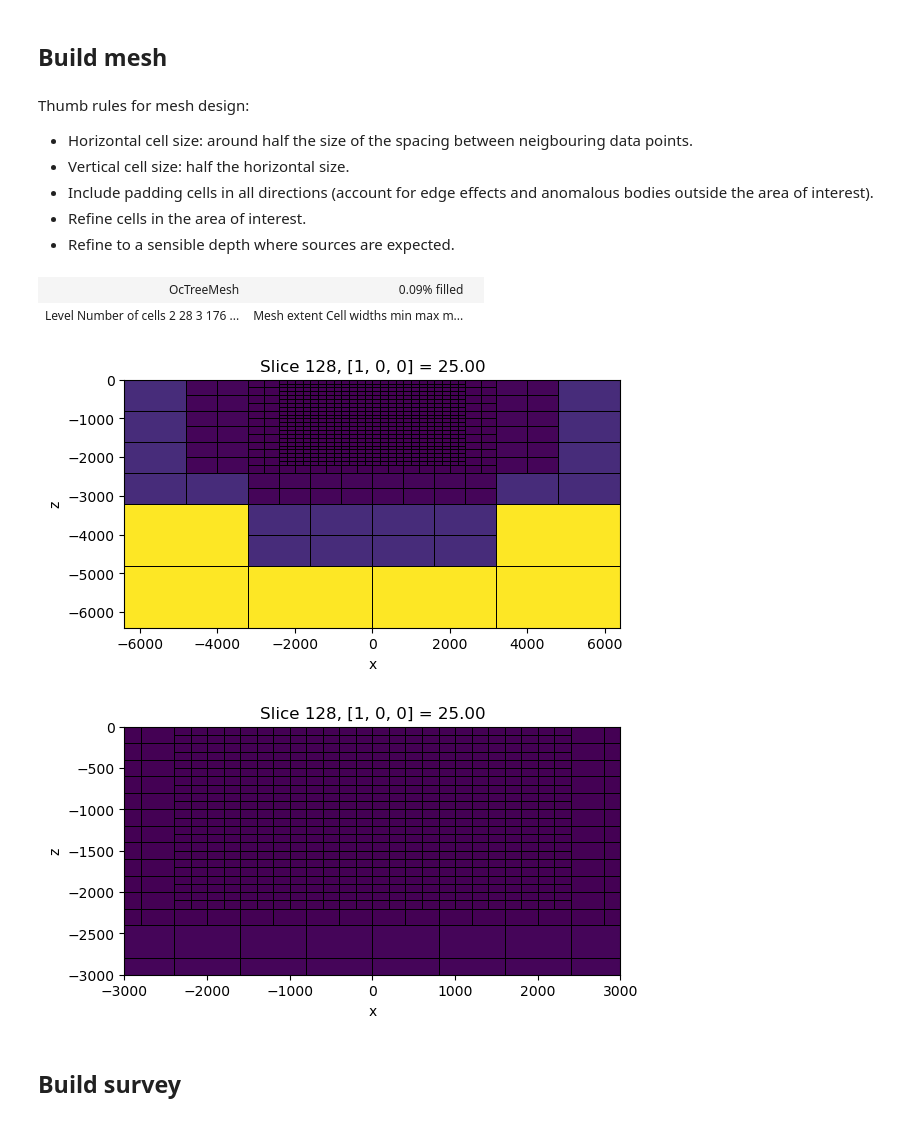
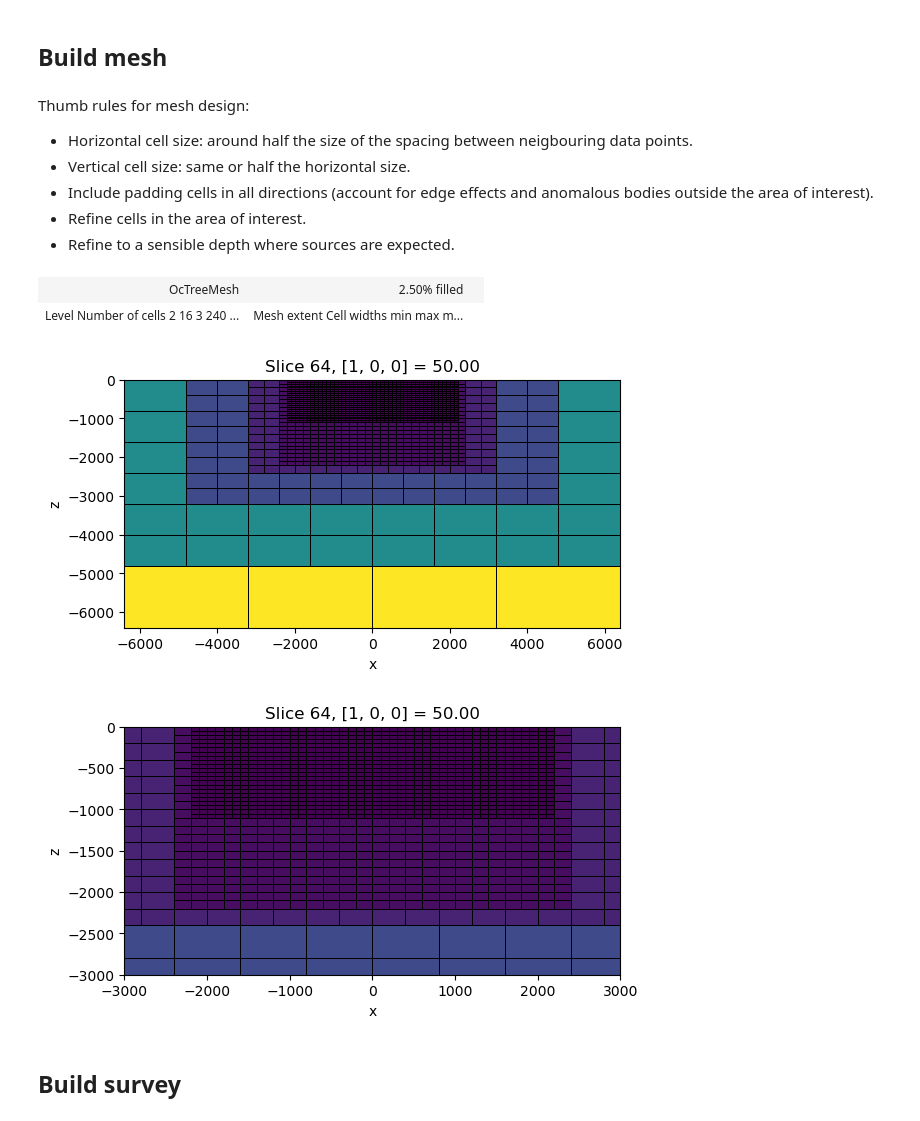
Before and after one commit to ubcgif/2024-aqgeo-potential-fields-tutorial, a Jupyter notebook: notebooks/inversion-sparse.ipynb, the cells around one changed output. Drawn from its saved outputs; the diff is of its cells as text; code cells hidden in the pictures.

```diff
--- a/notebooks/inversion-sparse.ipynb
+++ b/notebooks/inversion-sparse.ipynb
@@ -52,39 +52,43 @@ plt.show()
 # %% [markdown]
 Thumb rules for mesh design:
 * Horizontal cell size: around half the size of the spacing between neigbouring data points.
-* Vertical cell size: half the horizontal size.
+* Vertical cell size: same or half the horizontal size.
 * Include padding cells in all directions (account for edge effects and anomalous bodies outside the area of interest).
 * Refine cells in the area of interest.
 * Refine to a sensible depth where sources are expected.
 # %%
-hx = [(50.0, 256)]
-hz = [(25.0, 256)]
+hx = [(100.0, 128)]
+hz = [(50.0, 128)]
 mesh = discretize.TreeMesh(h=[hx, hx, hz], origin="CCN")
-mesh.refine_box(x0s=(-3e3, -3e3, -3e3), x1s=(3e3, 3e3, 0), levels=3, finalize=False)
-mesh.refine_box(x0s=(-2e3, -2e3, -2e3), x1s=(2e3, 2e3, 0), levels=6, finalize=False)
+
+mesh.refine_box(x0s=(-3e3, -3e3, -3e3), x1s=(3e3, 3e3, 0), levels=3, finalize=False, diagonal_balance=True)
+mesh.refine_box(x0s=(-2e3, -2e3, -2e3), x1s=(2e3, 2e3, 0), levels=6, finalize=False, diagonal_balance=True)
+mesh.refine_box(x0s=(-2e3, -2e3, -1e3), x1s=(2e3, 2e3, 0), levels=7, finalize=False, diagonal_balance=True)
+mesh.refine_box(x0s=(-2e3, -2e3, -500), x1s=(2e3, 2e3, 0), levels=-1, finalize=False, diagonal_balance=True)
+
 mesh.finalize()
 mesh
 # %% [output]
-| OcTreeMesh | 0.09% filled |  |
-| Level Number of cells 2 28 3 176 ... | Mesh extent Cell widths min max m... |
+| OcTreeMesh | 2.50% filled |  |
+| Level Number of cells 2 16 3 240 ... | Mesh extent Cell widths min max m... |
 # %%
 grid_opts = {"linewidth": 0.5, "color": "k"}
 
-mesh.plot_slice(mesh.cell_volumes, normal="x", grid=True, grid_opts=grid_opts)
+mesh.plot_slice(mesh.cell_volumes**(1/3), normal="x", grid=True, grid_opts=grid_opts)
 plt.gca().set_aspect("equal")
 plt.show()
 # %% [output]
-[figure, old version]
+[figure, new version]
 # %%
 grid_opts = {"linewidth": 0.5, "color": "k"}
 
-mesh.plot_slice(mesh.cell_volumes, normal="x", grid=True, grid_opts=grid_opts)
+mesh.plot_slice(mesh.cell_volumes**(1/3), normal="x", grid=True, grid_opts=grid_opts)
 plt.gca().set_aspect("equal")
 plt.xlim(-3e3, 3e3)
 plt.ylim(-3e3, 0)
 plt.show()
 # %% [output]
-[figure, old version]
+[figure, new version]
 # %% [markdown]
 ## Build survey
 # %%
```
Also changed, not shown: parts of 15 cells of this notebook, 2 other files.
